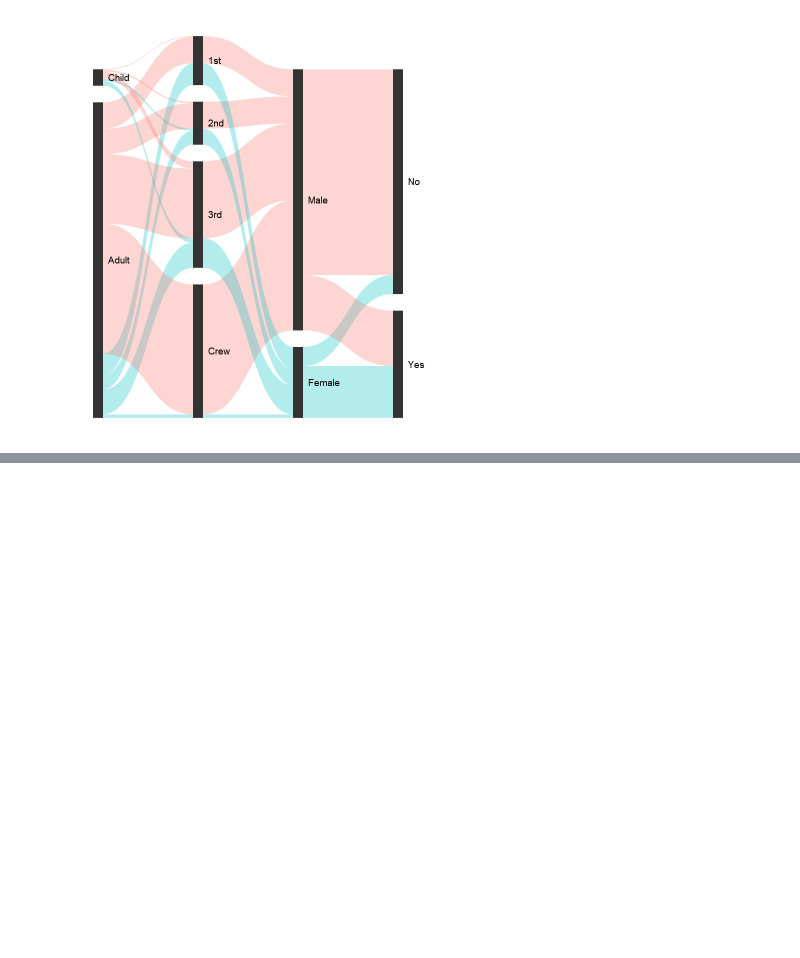
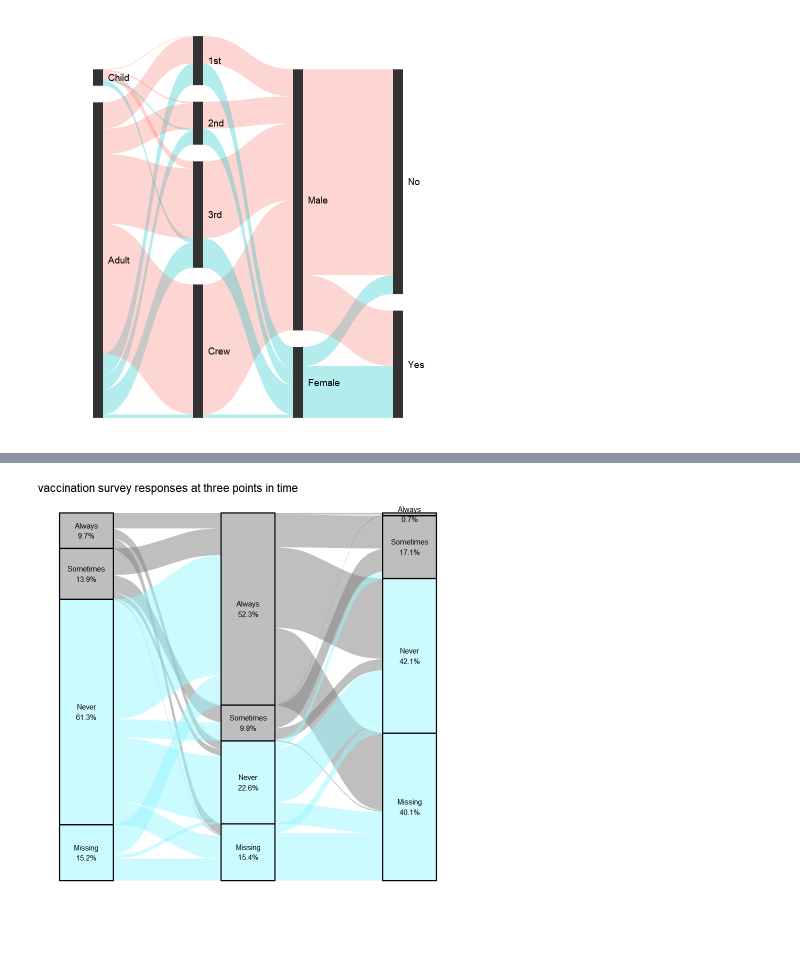
Before and after one commit to ChSSolee/ADP-Practice, a Jupyter notebook: 실기대비실습/18. Path Analysis.ipynb, the cells around one changed output, grey strips where cells are left out. Drawn from its saved outputs; the diff is of its cells as text; code cells hidden in the pictures; blank space fills up the shorter version.

```diff
--- a/실기대비실습/18. Path Analysis.ipynb
+++ b/실기대비실습/18. Path Analysis.ipynb
@@ -97,0 +89,6 @@ A data.frame: 6 × 11
+# %%
+df1 <- df %>%
+    group_by(survey) %>%
+    mutate(pct = freq / sum(freq))
+df1 %>% tail(3)
+df1 %>% dim
@@ -97,0 +103,23 @@ A data.frame: 6 × 11
+# %%
+ggplot(df1,
+       aes(x = survey, y = pct,
+           stratum = response, alluvium = subject,
+           fill = response %in% c("Missing", "Never"),
+           label = response)) +
+    theme_void() +
+    scale_x_discrete(expand = c(.1, .1)) +
+    scale_y_continuous(label = scales::percent_format()) +
+    scale_fill_manual(values = c(`TRUE` = "cadetblue1", `FALSE` = "grey50")) +
+    geom_flow() +
+    geom_stratum(alpha = .5) +
+    geom_text(aes(label = paste0(..stratum.., "\n", scales::percent(..count.., accuracy = .1))),
+              stat = "stratum", size = 3) +
+    theme(legend.position = "none") +
+    ggtitle("vaccination survey responses at three points in time")
+# %% [output]
+[figure, added]
+# %% [markdown]
+#
+#
+#
+#
```
Also changed, not shown: parts of 14 cells of this notebook, 1 other file.
